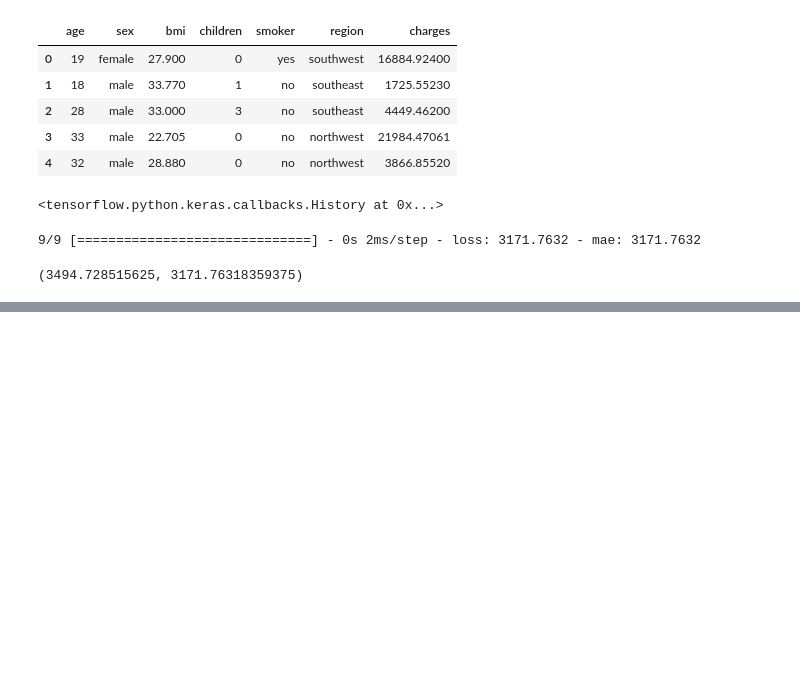
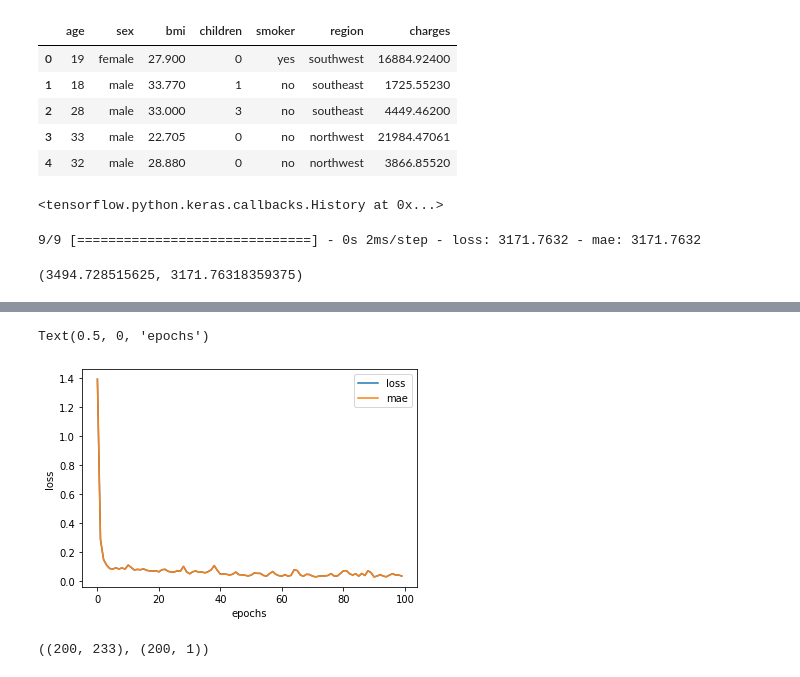
Before and after one commit to fyhao/colab, a Jupyter notebook: 01_neural_network_regression_in_tensorflow.ipynb, the cells around one changed output, grey strips where cells are left out. Drawn from its saved outputs; the diff is of its cells as text; code cells hidden in the pictures; blank space fills up the shorter version.

```diff
--- a/01_neural_network_regression_in_tensorflow.ipynb
+++ b/01_neural_network_regression_in_tensorflow.ipynb
@@ -655,0 +753,14 @@ insurance_model_2_mae, insurance_model_3_mae
+# %%
+tf.random.set_seed(42)
+
+weather_model_2 = tf.keras.Sequential([
+  tf.keras.layers.Dense(100),
+  tf.keras.layers.Dense(10),
+  tf.keras.layers.Dense(1)
+])
+
+weather_model_2.compile(loss=tf.keras.losses.mae,
+                          optimizer=tf.keras.optimizers.Adam(),
+                          metrics=['mae'])
+
+history = weather_model_2.fit(X_train, y_train, epochs=100, verbose=0)
@@ -655,0 +772,11 @@ insurance_model_2_mae, insurance_model_3_mae
+# %%
+pd.DataFrame(history.history).plot()
+plt.ylabel('loss')
+plt.xlabel('epochs')
+# %% [output]
+Text(0.5, 0, 'epochs')
+[figure, added]
+# %%
+X_test.shape, y_preds.shape
+# %% [output]
+((200, 233), (200, 1))
```
Also changed, not shown: parts of 26 cells of this notebook.
